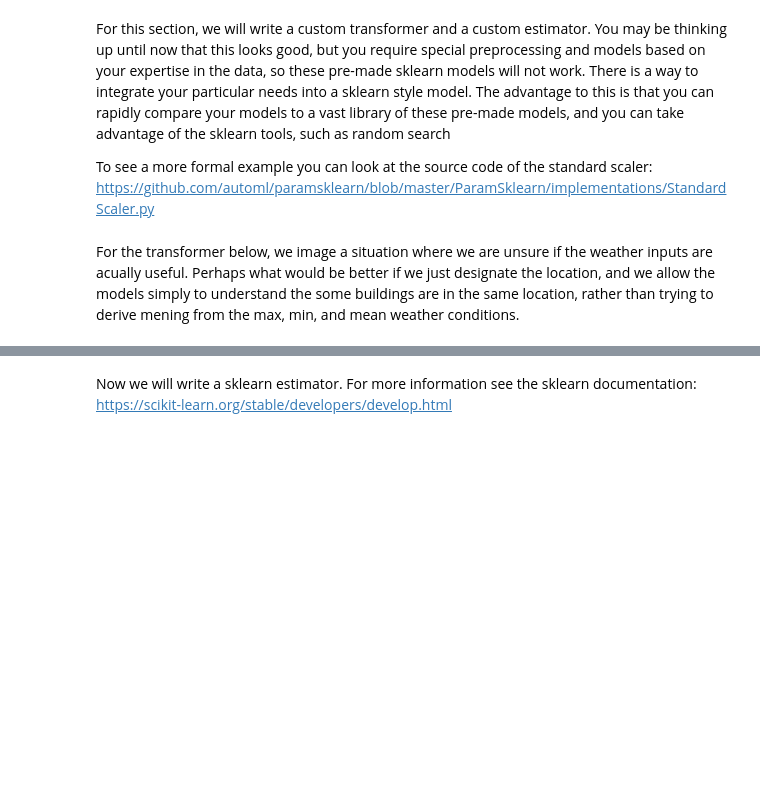
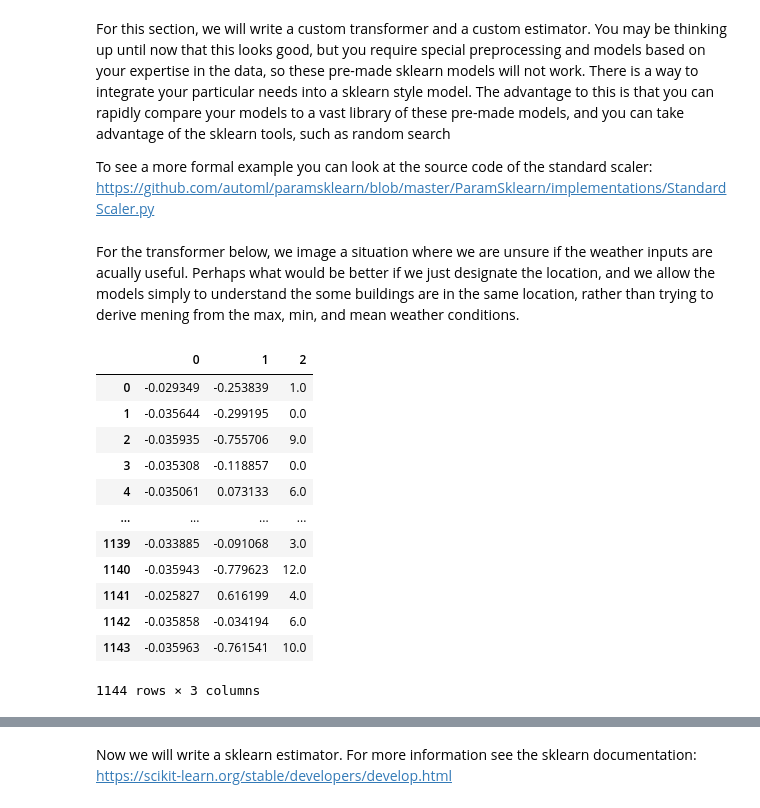
Before and after one commit to connbrack/IBCL_sklearn_tutorial, a Jupyter notebook: Sklearn Toolkit and Pipeline Demonstration.ipynb, the cells around one changed output, grey strips where cells are left out. Cells and saved outputs as stored; diff of their text form; code cells hidden in the pictures; blank space fills up the shorter version.

```diff
--- a/Sklearn Toolkit and Pipeline Demonstration.ipynb
+++ b/Sklearn Toolkit and Pipeline Demonstration.ipynb
@@ -115,12 +147,12 @@ The sklearn toolbox offers a variety of dummy models, which employ simple strate
 https://scikit-learn.org/stable/modules/generated/sklearn.dummy.DummyClassifier.html
 # %%
 # Baseline
-# dum = DummyClassifier(strategy='most_frequent')
-# dum.fit(X_train,y_train)
+dum = DummyClassifier(strategy='most_frequent')
+dum.fit(X_train,y_train)
 
-# print('The DummyClassifier has a score of\n {:0.1f}% training set\n {:0.1f}% testing set'.format(
-#     dum.score(X_train, y_train)*100, dum.score(X_test, y_test)*100
-# ))
+print('The DummyClassifier has a score of\n {:0.1f}% training set\n {:0.1f}% testing set'.format(
+    dum.score(X_train, y_train)*100, dum.score(X_test, y_test)*100
+))
 
 # Decision tree using default hyperparameters
 dt = DecisionTreeClassifier(random_state=1)
@@ -434,13 +600,27 @@ class pre_processer(BaseEstimator, TransformerMixin):
         return None
 # %%
 pre = pre_processer(
-#     normalizer=StandardScaler(),
-#     encoder=OrdinalEncoder()
+    normalizer=StandardScaler(),
+    encoder=OrdinalEncoder()
 )
 
 pre.fit_transform(X_train)
 # Note, fit_transform is not a function that we wrote, but we can still take
 # advantage of it becuase it is an sklearn style classifier
+# %% [output]
+|  | 0 | 1 | 2 |
+| 0 | -0.029349 | -0.253839 | 1.0 |
+| 1 | -0.035644 | -0.299195 | 0.0 |
+| 2 | -0.035935 | -0.755706 | 9.0 |
+| 3 | -0.035308 | -0.118857 | 0.0 |
+| 4 | -0.035061 | 0.073133 | 6.0 |
+| ... | ... | ... | ... |
+| 1139 | -0.033885 | -0.091068 | 3.0 |
+| 1140 | -0.035943 | -0.779623 | 12.0 |
+| 1141 | -0.025827 | 0.616199 | 4.0 |
+| 1142 | -0.035858 | -0.034194 | 6.0 |
+| 1143 | -0.035963 | -0.761541 | 10.0 |
+1144 rows × 3 columns
 # %%
 svcspecialboi = sklearn.pipeline.Pipeline(steps=[
     ('pre_processing', pre_processer()),
```
Also changed, not shown: parts of 26 cells of this notebook.
